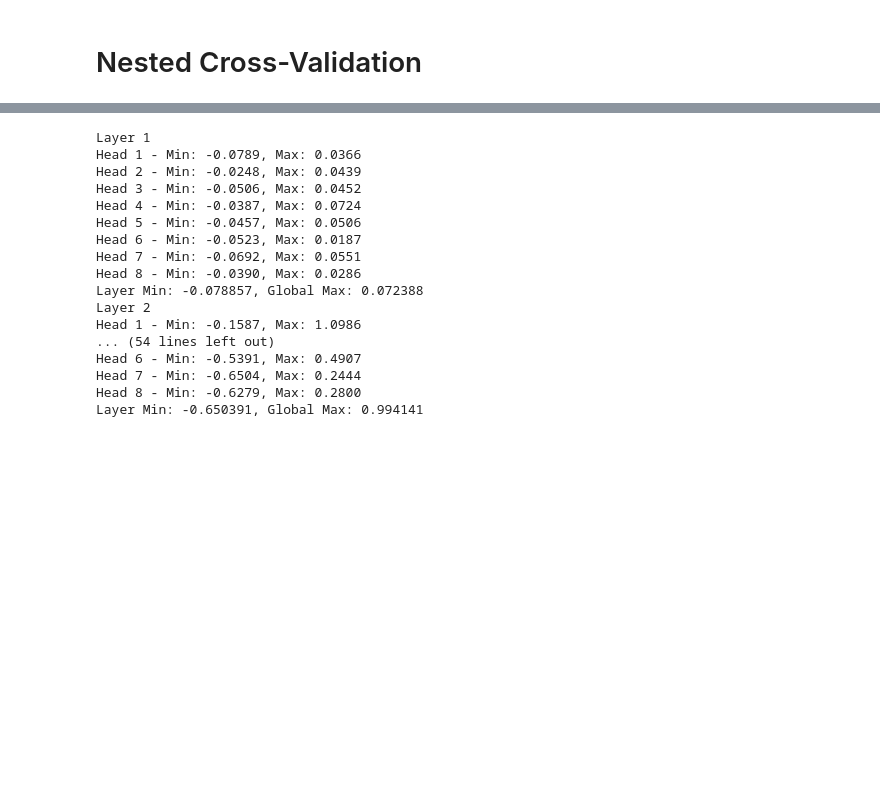
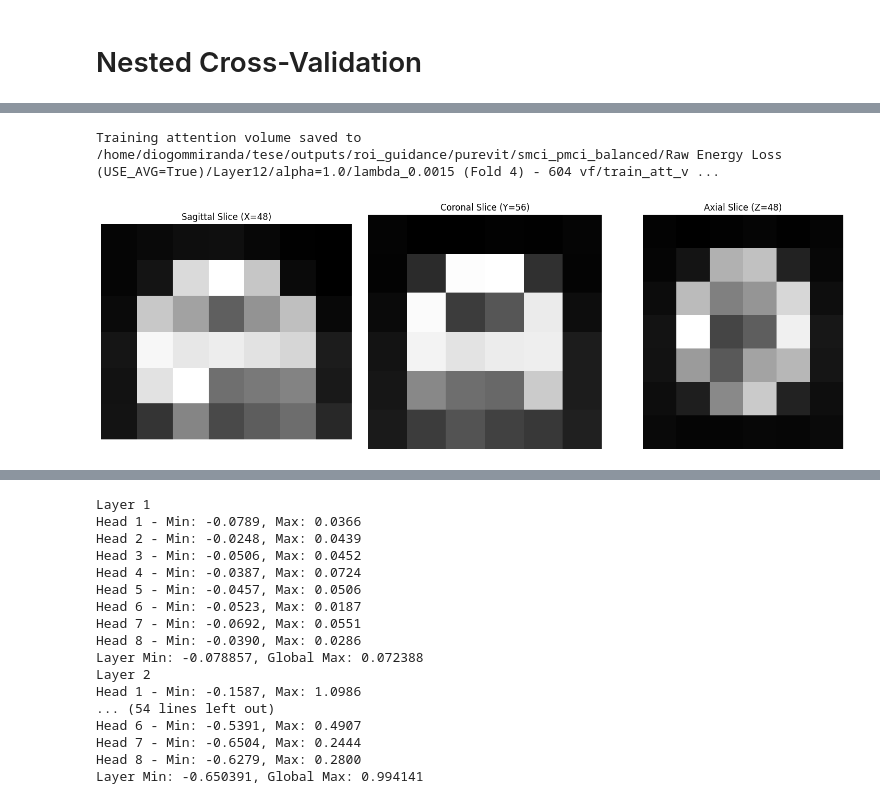
Before and after one commit to diogommiranda/Guiding-ViTs-attention-with-domain-knowledge-for-AD, a Jupyter notebook: code/roi_guidance.ipynb, the cells around one changed output, grey strips where cells are left out. Saved outputs shown, nothing was run; the diff lists cells and outputs as text; code cells hidden in the pictures; blank space fills up the shorter version.

```diff
--- a/code/roi_guidance.ipynb
+++ b/code/roi_guidance.ipynb
@@ -1192,0 +1186,12 @@ Combination finished in 1432.89 seconds.
+# %%
+# saving the train attention volume
+torch.save(train_att_volume.detach().cpu(), os.path.join(combo_results_dir, "train_att_volume.pt"))
+print(f"Training attention volume saved to {os.path.join(combo_results_dir, 'train_att_volume.pt')}")
+# %% [output]
+Training attention volume saved to /home/diogommiranda/tese/outputs/roi_guidance/purevit/smci_pmci_balanced/Raw Energy Loss (USE_AVG=True)/Layer12/alpha=1.0/lambda_0.0015 (Fold 4) - 604 vf/train_att_v ...
+# %%
+path = os.path.join(combo_results_dir, "train_att_volume.pt")
+this = torch.load(path)
+view_image_data(this)
+# %% [output]
+[figure, added]
```
Also changed, not shown: parts of 7 cells of this notebook, 2 other files.
